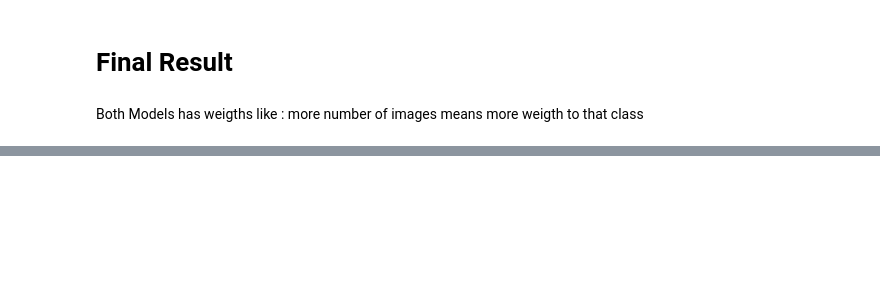
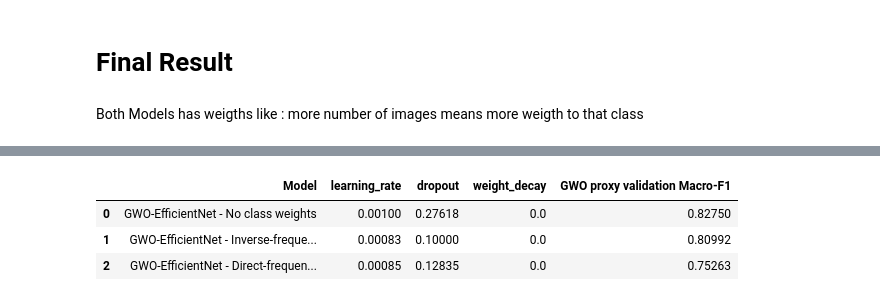
Before and after one commit to Priyalpatel16/SolidWasteOptimizationwithGWO, a Jupyter notebook: solidwasteopt-py.ipynb, the cells around one changed output, grey strips where cells are left out. Cells and saved outputs as stored; diff of their text form; code cells hidden in the pictures; blank space fills up the shorter version.

Commit message:
Kaggle Notebook | SolidWasteOpt.py | Version 7

```diff
--- a/solidwasteopt-py.ipynb
+++ b/solidwasteopt-py.ipynb
@@ -5275,0 +5704,87 @@ comparison
+# %%
+GWO_WOLVES = 4
+GWO_ITERATIONS = 3
+
+gwo_parameter_rows = []
+
+for mode in WEIGHT_MODES:
+
+    model_name = (
+        f"GWO-EfficientNet - {WEIGHT_LABELS[mode]}"
+    )
+
+    print("\n" + "=" * 70)
+    print("Optimizing:", model_name)
+    print("=" * 70)
+
+    set_seed(SEED + 200)
+
+    gwo = GreyWolfOptimizer(
+        objective=lambda position, m=mode: gwo_objective(
+            position,
+            weight_mode=m
+        ),
+        bounds=GWO_BOUNDS,
+        n_wolves=GWO_WOLVES,
+        n_iterations=GWO_ITERATIONS
+    )
+
+    best_position, best_score, gwo_history = gwo.optimize()
+
+    best_params = decode_gwo_position(best_position)
+
+    print("\nBest parameters:", best_params)
+    print("Best validation Macro-F1:", best_score)
+
+    gwo_parameter_rows.append({
+        "Model": model_name,
+        **best_params,
+        "GWO proxy validation Macro-F1": best_score
+    })
+
+    # Train the final model with GWO-selected parameters
+    checkpoint_path = (
+        "/kaggle/working/trashnet_models/"
+        f"gwo_efficientnet_{mode}.pth"
+    )
+
+    set_seed(SEED)
+
+    model = create_efficientnet(
+        dropout=best_params["dropout"]
+    )
+
+    model, history, final_val_f1 = fit_model(
+        model=model,
+        weight_mode=mode,
+        classifier_lr=best_params["learning_rate"],
+        weight_decay=best_params["weight_decay"],
+        epochs=FINAL_EPOCHS,
+        checkpoint_path=checkpoint_path,
+        model_name=model_name
+    )
+
+    trained_models[model_name] = model
+    all_histories[model_name] = history
+
+    model_configs[model_name] = {
+        "weight_mode": mode,
+        **best_params,
+        "best_validation_macro_f1": final_val_f1,
+        "checkpoint": checkpoint_path
+    }
+
+    if torch.cuda.is_available():
+        torch.cuda.empty_cache()
+
+gwo_params_df = pd.DataFrame(gwo_parameter_rows)
+
+display(gwo_params_df.round(5))
+
+gwo_params_df.to_csv(
+    "/kaggle/working/gwo_best_parameters.csv",
+    index=False
+)
+
+print("\nAll three GWO-EfficientNet models trained.")
+# %% [output]
@@ -5275,0 +5808,4 @@ comparison
+|  | Model | learning_rate | dropout | weight_decay | GWO proxy validation Macro-F1 |
+| 0 | GWO-EfficientNet - No class weights | 0.00100 | 0.27618 | 0.0 | 0.82750 |
+| 1 | GWO-EfficientNet - Inverse-freque... | 0.00083 | 0.10000 | 0.0 | 0.80992 |
+| 2 | GWO-EfficientNet - Direct-frequen... | 0.00085 | 0.12835 | 0.0 | 0.75263 |
```
Also changed, not shown: parts of 68 cells of this notebook.
